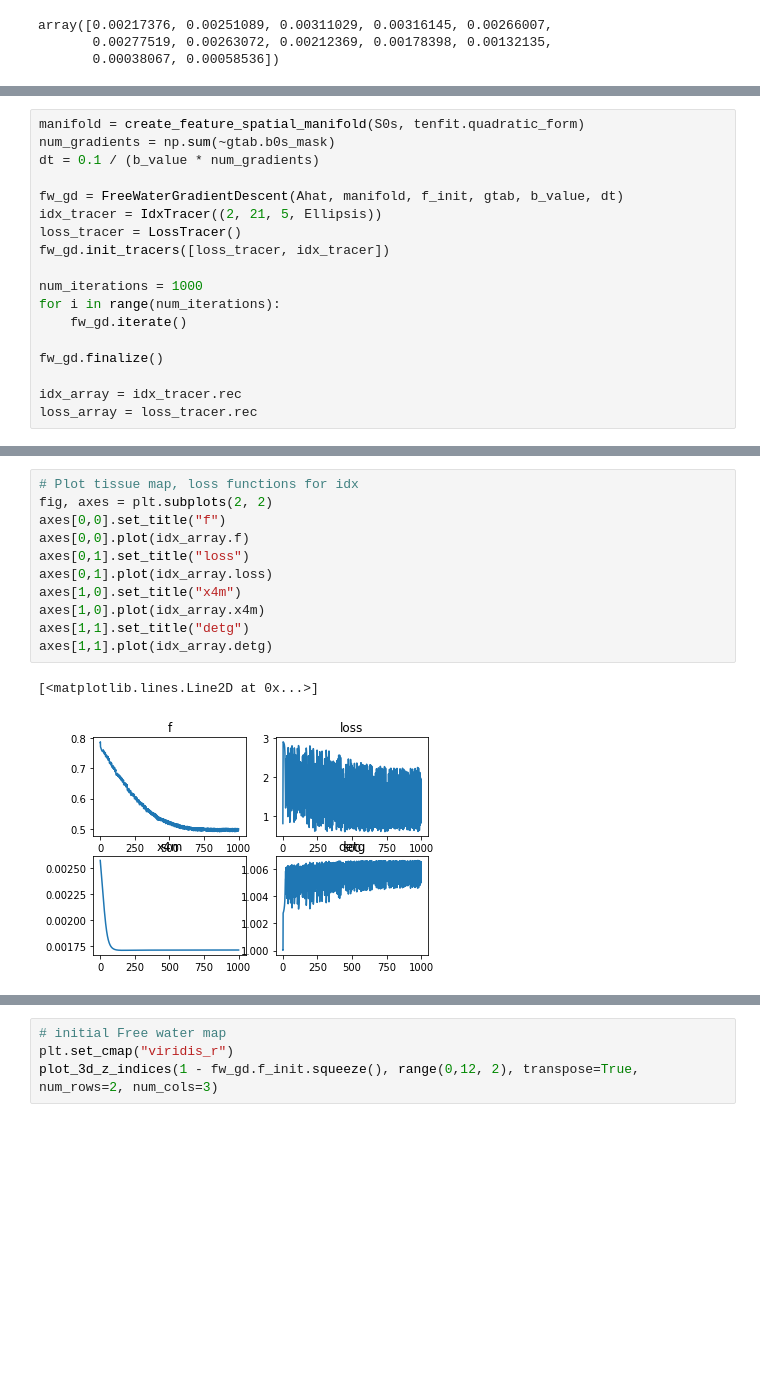
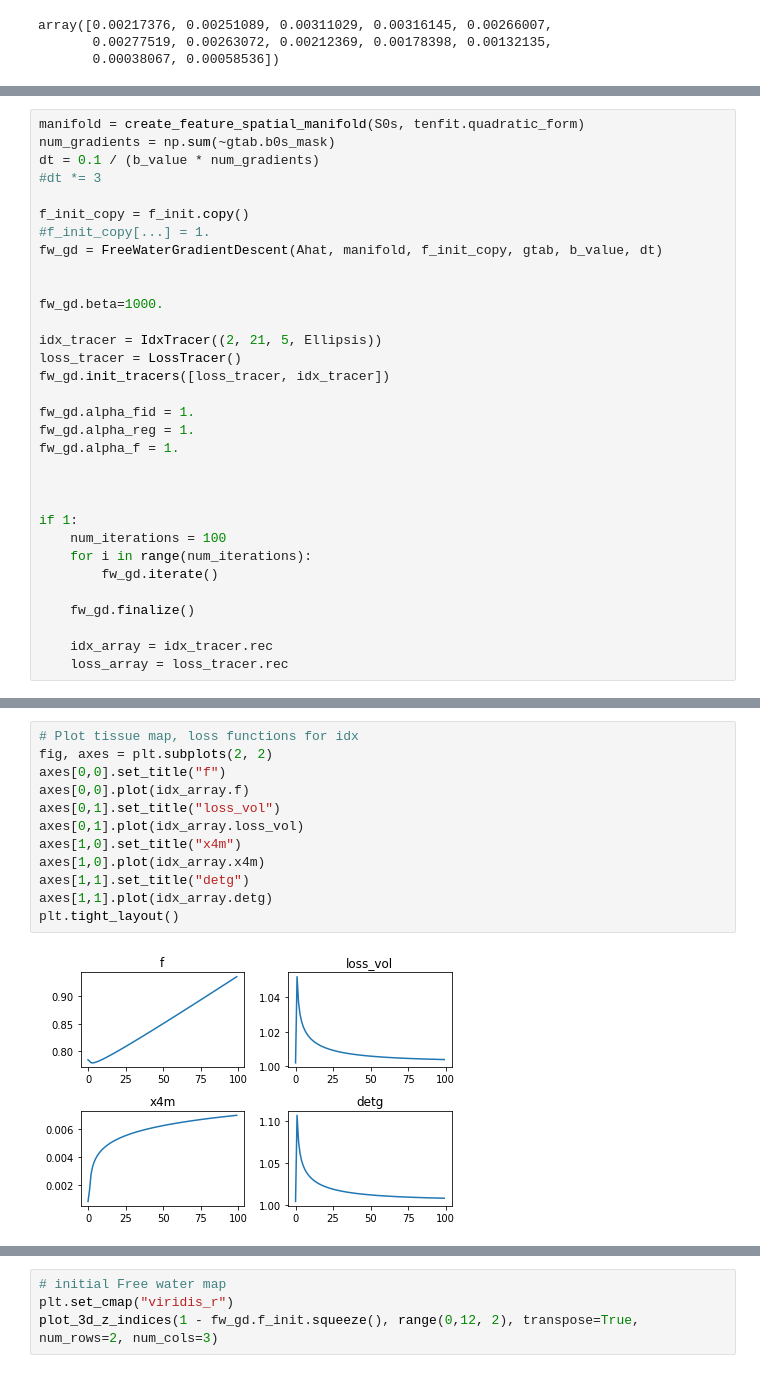
Before and after one commit to sameerd/DiffusionTensorImaging, a Jupyter notebook: notebooks/Free Water.ipynb, the cells around one changed output, grey strips where cells are left out. Saved outputs shown, nothing was run; the diff lists cells and outputs as text; blank space fills up the shorter version.

```diff
--- a/notebooks/Free Water.ipynb
+++ b/notebooks/Free Water.ipynb
@@ -751,17 +344,31 @@ class FreeWaterGradientDescent:
 manifold = create_feature_spatial_manifold(S0s, tenfit.quadratic_form)
 num_gradients = np.sum(~gtab.b0s_mask)
 dt = 0.1 / (b_value * num_gradients)
+#dt *= 3
 
-fw_gd = FreeWaterGradientDescent(Ahat, manifold, f_init, gtab, b_value, dt)
+f_init_copy = f_init.copy()
+#f_init_copy[...] = 1.
+fw_gd = FreeWaterGradientDescent(Ahat, manifold, f_init_copy, gtab, b_value, dt)
+
+
+fw_gd.beta=1000.
+
 idx_tracer = IdxTracer((2, 21, 5, Ellipsis))
 loss_tracer = LossTracer()
 fw_gd.init_tracers([loss_tracer, idx_tracer])
 
-num_iterations = 1000
-for i in range(num_iterations):
-    fw_gd.iterate()
+fw_gd.alpha_fid = 1.
+fw_gd.alpha_reg = 1.
+fw_gd.alpha_f = 1.
 
-fw_gd.finalize()
 
-idx_array = idx_tracer.rec
-loss_array = loss_tracer.rec
+
+if 1:
+    num_iterations = 100
+    for i in range(num_iterations):
+        fw_gd.iterate()
+
+    fw_gd.finalize()
+
+    idx_array = idx_tracer.rec
+    loss_array = loss_tracer.rec
@@ -768,16 +455,16 @@ loss_array = loss_tracer.rec
 # %%
 # Plot tissue map, loss functions for idx
 fig, axes = plt.subplots(2, 2)
 axes[0,0].set_title("f")
 axes[0,0].plot(idx_array.f)
-axes[0,1].set_title("loss")
-axes[0,1].plot(idx_array.loss)
+axes[0,1].set_title("loss_vol")
+axes[0,1].plot(idx_array.loss_vol)
 axes[1,0].set_title("x4m")
 axes[1,0].plot(idx_array.x4m)
 axes[1,1].set_title("detg")
 axes[1,1].plot(idx_array.detg)
+plt.tight_layout()
 # %% [output]
-[<matplotlib.lines.Line2D at 0x...>]
-[figure, old version]
+[figure, new version]
 # %%
 #loss functions
```
Also changed, not shown: parts of 17 cells of this notebook, 2 other files.
